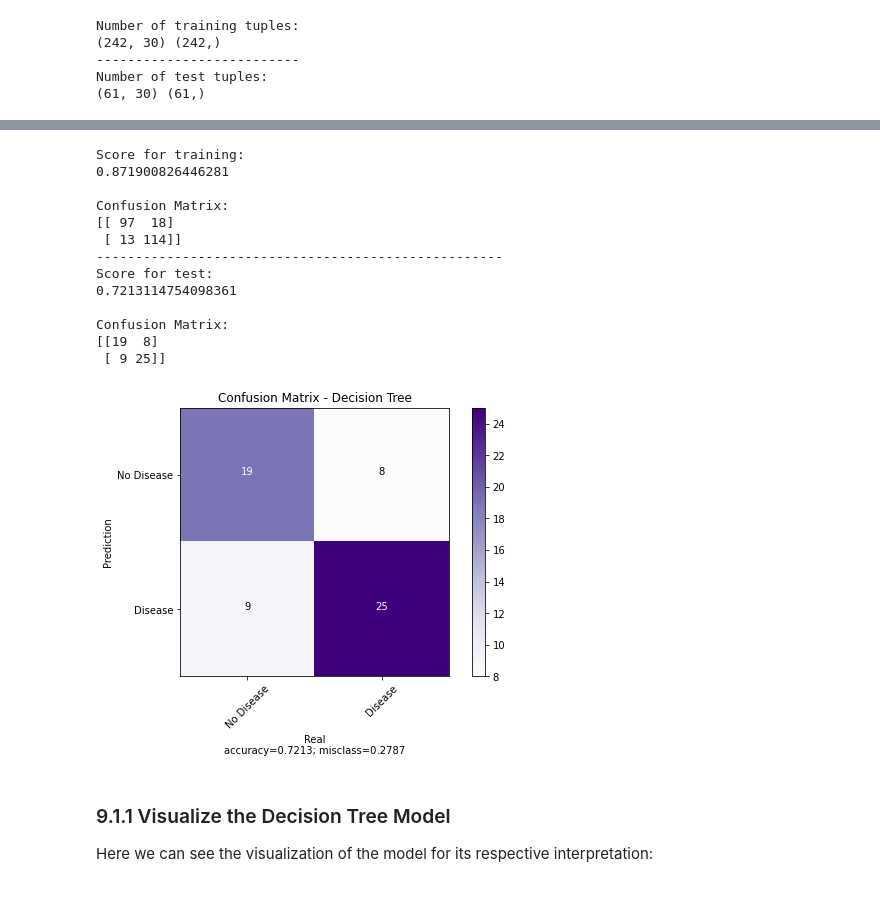
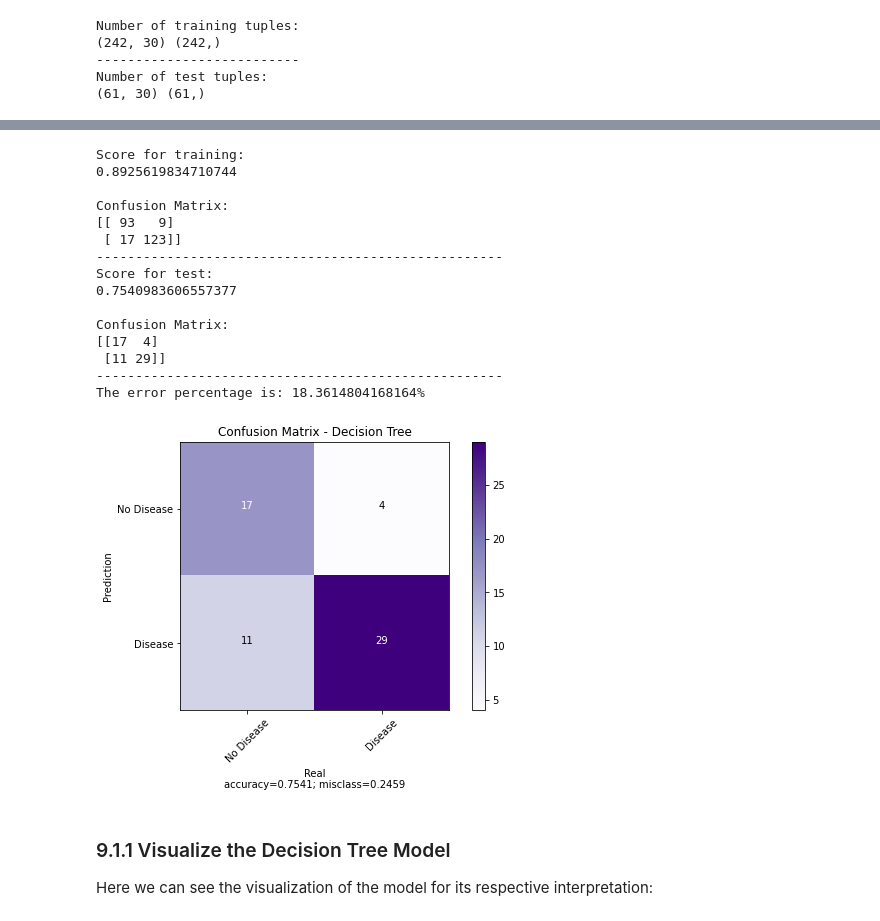
Before and after one commit to bryansbr/heart-disease-AI, a Jupyter notebook: heart-disease.ipynb, the cells around one changed output, grey strips where cells are left out. Drawn from its saved outputs; the diff is of its cells as text; code cells hidden in the pictures.

```diff
--- a/heart-disease.ipynb
+++ b/heart-disease.ipynb
@@ -152,20 +150,20 @@ In this case, we see that there is no null or missing data, so we can proceed to
 We group the numerical and categorical variables and the target variable.
 # %%
 # Array for numerical variables
-numerical_vars = ["age", "trestbps", "chol", "thalach", "oldpeak"]
+numerical_columns = ["age", "trestbps", "chol", "thalach", "oldpeak"]
 
 # Array for categorical variables
-categorical_vars = ["sex", "cp", "fbs", "restecg", "exang", "slope", "ca", "thal"]
+categorical_columns = ["sex", "cp", "fbs", "restecg", "exang", "slope", "ca", "thal"]
 
 # Target variable
 target = "target"
 
 # We convert the corresponding attributes to numerical. In Python, numerical is the default datatype
-for columns in numerical_vars:
+for columns in numerical_columns:
     data[columns] = pd.to_numeric(data[columns], errors = 'coerce')
 
 # Now, we convert the corresponding attributes to categorical.
-for columns in categorical_vars:
+for columns in categorical_columns:
     cat_type = CategoricalDtype(categories = None, ordered = False)
     data[columns] = data[columns].astype(dtype = cat_type)
 # %% [markdown]
@@ -184,7 +182,7 @@ fig = plt.figure(figsize = (20, 10))
 i = 1
 
 # Graphs of type histogram numerical variables
-for num_attrs in numerical_vars:
+for num_attrs in numerical_columns:
     ax = fig.add_subplot(2, 4, i)
     data[[num_attrs]].plot(kind = 'hist', ax = ax, rwidth = 1)
     # Kind of switch-case to place the titles in the upper part
@@ -218,7 +216,7 @@ fig = plt.figure(figsize = (15, 45))
 i = 1
 
 # Graphs of type histogram categorical variables
-for cat_attrs in categorical_vars:
+for cat_attrs in categorical_columns:
     ax = fig.add_subplot(6, 3, i)
     data[cat_attrs].value_counts().plot(kind = 'pie',
                                         autopct = '%1.1f%%', # Adding percentages
@@ -270,7 +268,7 @@ There are some methods that do not accept categorical variables as inputs to alg
 data_copy = data.copy()
 
 # We convert categorical variables to numerical
-for cat_attrs in categorical_vars:
+for cat_attrs in categorical_columns:
     dummies = pd.get_dummies(data_copy[cat_attrs], prefix = cat_attrs)
     data_copy = pd.concat([data_copy.drop(cat_attrs, axis = 1), dummies], axis = 1)
 
@@ -373,6 +373,6 @@ Technique that allows analyzing sequential decisions based on the use of results
 # %%
-# DECISION TREE MODEL
-max_depthx = 15
+# ===================== DECISION TREE MODEL IMPLEMENTATION =====================
+max_depthx = 20
 min_samples_splitx = 20
 model_tree = tree.DecisionTreeClassifier(criterion = "entropy", max_depth = max_depthx,
                                          min_samples_split = min_samples_splitx,
@@ -382,42 +382,52 @@ dt_model_result = model_tree.fit(trainX, trainY)
 
 # ====================== Training data ======================
 #Print the score on the train data
 print("Score for training:")
-print(dt_model_result.score(trainX, trainY))
+dt_train = dt_model_result.score(trainX, trainY)
+print(dt_train)
 # Show the confusion matrix
 print("\nConfusion Matrix:")
 print(confusion_matrix(dt_model_result.predict(trainX), trainY))
 
 print("----------------------------------------------------")
 
 # ======================== Test data ========================
 #Print the score on the test data
 print("Score for test:")
-print(dt_model_result.score(testX, testY))
+dt_test = dt_model_result.score(testX, testY)
+print(dt_test)
 # Show the confusion matrix
 print("\nConfusion Matrix:")
 print(confusion_matrix(dt_model_result.predict(testX), testY))
+
+print("----------------------------------------------------")
+
+# We calculate the percentage of error between the training dataset and the test dataset
+error_percentage = abs((dt_test - dt_train) / (dt_test))
+print("The error percentage is: " + str(error_percentage * 100) + "%")
 
 # Second way to visualize the confusion matrix
 plot_confusion_matrix(cm = confusion_matrix(dt_model_result.predict(testX), testY),
                       normalize    = False,
                       target_names = ['No Disease', 'Disease'],
                       title        = "Confusion Matrix - Decision Tree")
 # %% [output]
 Score for training:
-0.871900826446281
+0.8925619834710744
 
 Confusion Matrix:
-[[ 97  18]
- [ 13 114]]
+[[ 93   9]
+ [ 17 123]]
 ----------------------------------------------------
 Score for test:
-0.7213114754098361
+0.7540983606557377
 
 Confusion Matrix:
-[[19  8]
- [ 9 25]]
+[[17  4]
+ [11 29]]
+----------------------------------------------------
+The error percentage is: 18.3614804168164%
-[figure, old version]
+[figure, new version]
 # %% [markdown]
 ### 9.1.1 Visualize the Decision Tree Model
 Here we can see the visualization of the model for its respective interpretation:
```
Also changed, not shown: parts of 19 cells of this notebook, 1 other file.
